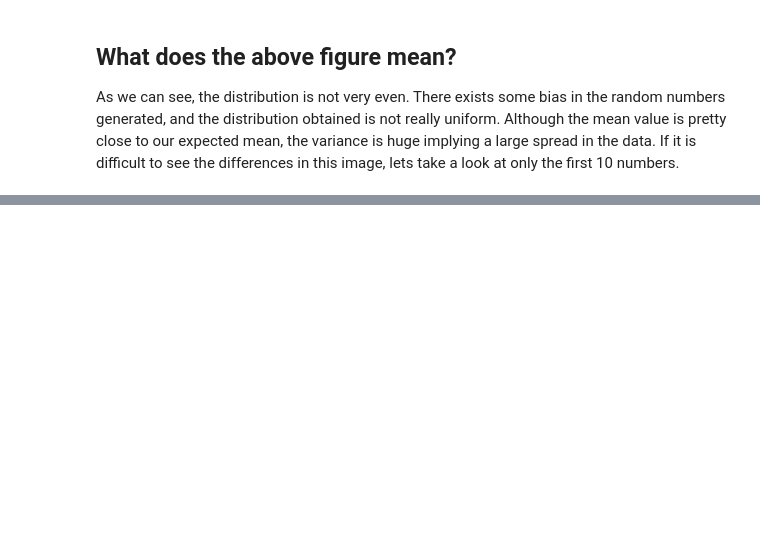
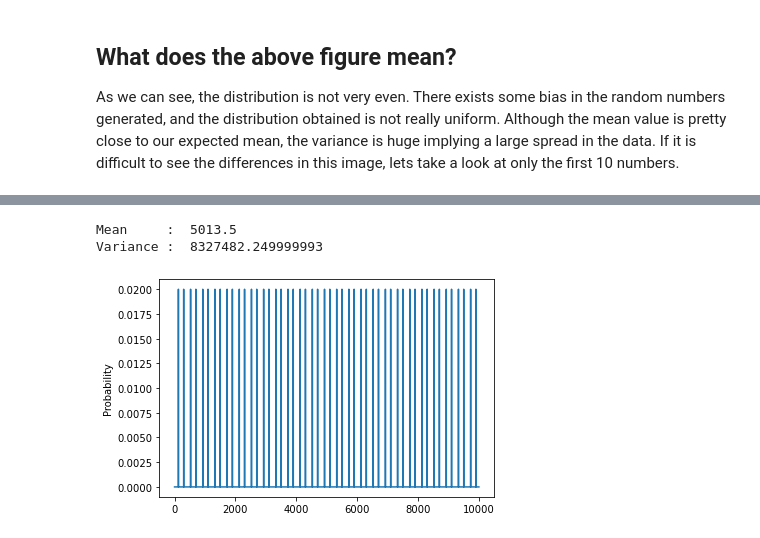
Before and after one commit to Defectors-IIIT/Puzzles, a Jupyter notebook: Extra/Untitled.ipynb, the cells around one changed output, grey strips where cells are left out. Saved outputs shown, nothing was run; the diff lists cells and outputs as text; code cells hidden in the pictures; blank space fills up the shorter version.

Commit message:
Added linear congruence PRNG

```diff
--- a/Extra/Untitled.ipynb
+++ b/Extra/Untitled.ipynb
@@ -82,0 +87,26 @@ The mersenne twister is the most widely used pseudo-random number generator. It
+# %%
+# Here we will consider numbers in the range of 0, 10000, and generate n numbers
+def LinearCongruence(m, n):
+    # The seed for the random number generator
+    X_0 = (int)(time.time())
+    # Hard coding large primes for a, b and m
+    a = 17599
+    b = 997627
+
+    # List to hold the frequencies of the numbers generated
+    freq = [0]*m
+
+    for i in range(0, n):
+        X_0 = (a*X_0+b)%m
+        freq[X_0] += 1
+
+    return freq
+# %%
+# Now we use the PRNG to generate numbers and analyse again
+x = list(range(0, 10000))
+y = LinearCongruence(10000, 100000)
+analyse(x, y, 10000, 100000)
+# %% [output]
+Mean     :  5013.5
+Variance :  8327482.249999993
+[figure, added]
```
Also changed, not shown: parts of 12 cells of this notebook.
